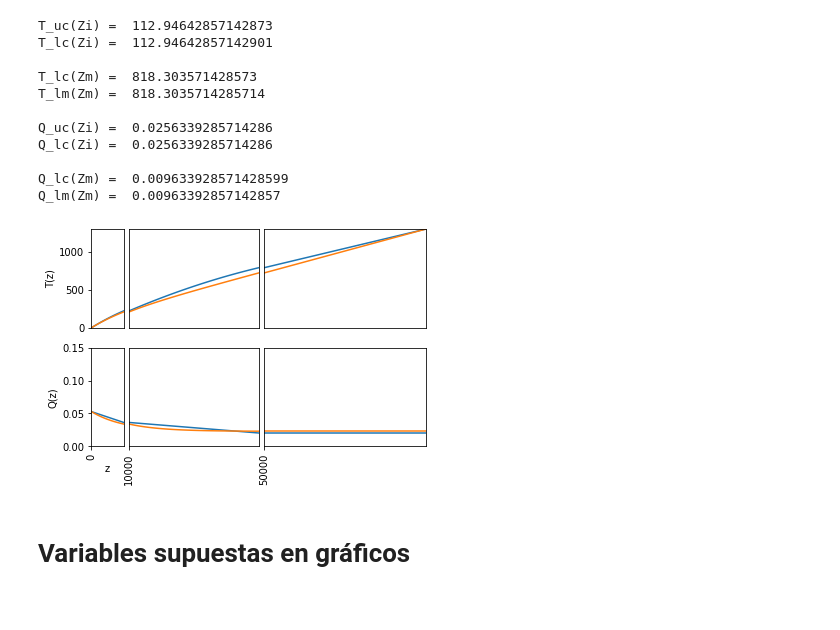
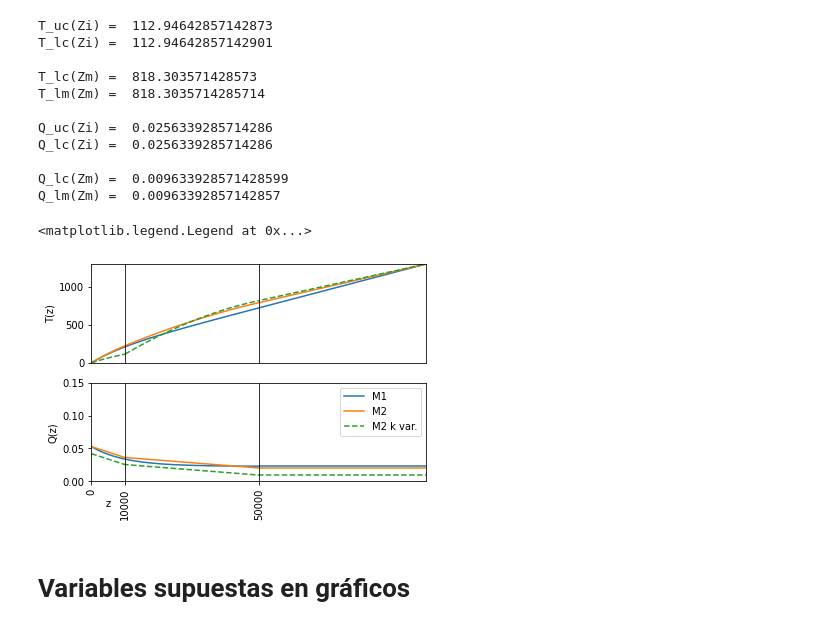
Before and after one commit to idest/andestm_standalone, a Jupyter notebook: Ecuaciones Modelo Termal.ipynb, the cells around one changed output. Drawn from its saved outputs; the diff is of its cells as text; code cells hidden in the pictures.

```diff
--- a/Ecuaciones Modelo Termal.ipynb
+++ b/Ecuaciones Modelo Termal.ipynb
@@ -878,49 +851,57 @@ fig, axes = plt.subplots(nrows=2,ncols=3, gridspec_kw={
                     (substitutions[Zf]-substitutions[Zm])/divisor],
     'height_ratios': [1,1]
 })
-axes[0][0].plot(domain, T_z_upper_crust_M2(domain))
-axes[0][0].plot(domain, T_z_crust_M1(domain))
-axes[0][1].plot(domain, T_z_lower_crust_M2(domain))
-axes[0][1].plot(domain, T_z_crust_M1(domain))
-axes[0][2].plot(domain, T_z_mantle_M2(domain))
-axes[0][2].plot(domain, T_z_mantle_M1(domain))
-axes[1][0].plot(domain, Q_z_upper_crust_M2(domain))
-axes[1][0].plot(domain, Q_z_crust_M1(domain))
-axes[1][1].plot(domain, Q_z_lower_crust_M2(domain))
-axes[1][1].plot(domain, Q_z_crust_M1(domain))
-axes[1][2].plot(domain, np.repeat(Q_z_mantle_M2(domain),len(domain)))
-axes[1][2].plot(domain, np.repeat(Q_z_mantle_M1(domain),len(domain)))
+axes[0][0].plot(domain, T_z_crust_M1(domain), label="M1")
+axes[0][0].plot(domain, T_z_upper_crust_M2(domain), label="M2")
+axes[0][0].plot(domain, T_z_upper_crust_M2_c(domain), '--', label ="M2 k var.")
+axes[0][1].plot(domain, T_z_crust_M1(domain), label="M1")
+axes[0][1].plot(domain, T_z_lower_crust_M2(domain), label="M2")
+axes[0][1].plot(domain, T_z_lower_crust_M2_c(domain), '--', label="M2 k var.")
+axes[0][2].plot(domain, T_z_mantle_M1(domain), label="M1")
+axes[0][2].plot(domain, T_z_mantle_M2(domain), label="M2")
+axes[0][2].plot(domain, T_z_mantle_M2_c(domain), '--', label="M2 k var.")
+axes[1][0].plot(domain, Q_z_crust_M1(domain), label="M1")
+axes[1][0].plot(domain, Q_z_upper_crust_M2(domain), label="M2")
+axes[1][0].plot(domain, Q_z_upper_crust_M2_c(domain), '--', label="M2 k var.")
+axes[1][1].plot(domain, Q_z_crust_M1(domain), label="M1")
+axes[1][1].plot(domain, Q_z_lower_crust_M2(domain), label="M2")
+axes[1][1].plot(domain, Q_z_lower_crust_M2_c(domain), '--', label='M2 k var.')
+axes[1][2].plot(domain, np.repeat(Q_z_mantle_M1(domain),len(domain)), label="M1")
+axes[1][2].plot(domain, np.repeat(Q_z_mantle_M2(domain),len(domain)), label="M2")
+axes[1][2].plot(domain, np.repeat(Q_z_mantle_M2_c(domain),len(domain)), '--', label='M2 k var.')
 axes[0][0].set_xlim(substitutions[Zo],substitutions[Zi])
 axes[0][1].set_xlim(substitutions[Zi],substitutions[Zm])
 axes[0][2].set_xlim(substitutions[Zm],substitutions[Zf])
 axes[0][0].set_ylim(0,1300)
 axes[0][1].set_ylim(0,1300)
 axes[0][2].set_ylim(0,1300)
 axes[0][0].set_xticks([])
 axes[0][1].set_xticks([])
 axes[0][2].set_xticks([])
 axes[0][1].set_yticks([])
 axes[0][2].set_yticks([])
 axes[1][0].set_xlim(substitutions[Zo],substitutions[Zi])
 axes[1][1].set_xlim(substitutions[Zi],substitutions[Zm])
 axes[1][2].set_xlim(substitutions[Zm],substitutions[Zf])
 axes[1][0].set_ylim(0.0,0.15)
 axes[1][1].set_ylim(0.0,0.15)
 axes[1][2].set_ylim(0.0,0.15)
 axes[1][0].set_xticks([substitutions[Zo]])
 axes[1][1].set_xticks([substitutions[Zi]])
 axes[1][2].set_xticks([substitutions[Zm]])
 axes[1][1].set_yticks([])
 axes[1][2].set_yticks([])
 axes[1][0].tick_params('x', labelrotation=90)
 axes[1][1].tick_params('x', labelrotation=90)
 axes[1][2].tick_params('x', labelrotation=90)
 axes[0][0].set_ylabel("T(z)")
 axes[1][0].set_ylabel("Q(z)")
 axes[1][0].set_xlabel("z")
-fig.subplots_adjust(wspace=0.05)
+fig.subplots_adjust(wspace=0.00)
+plt.legend()
 # %% [output]
+<matplotlib.legend.Legend at 0x...>
-[figure, old version]
+[figure, new version]
 # %% [markdown]
 # Variables supuestas en gráficos
 # %%
```
Also changed, not shown: parts of 6 cells of this notebook, 1 other file.
